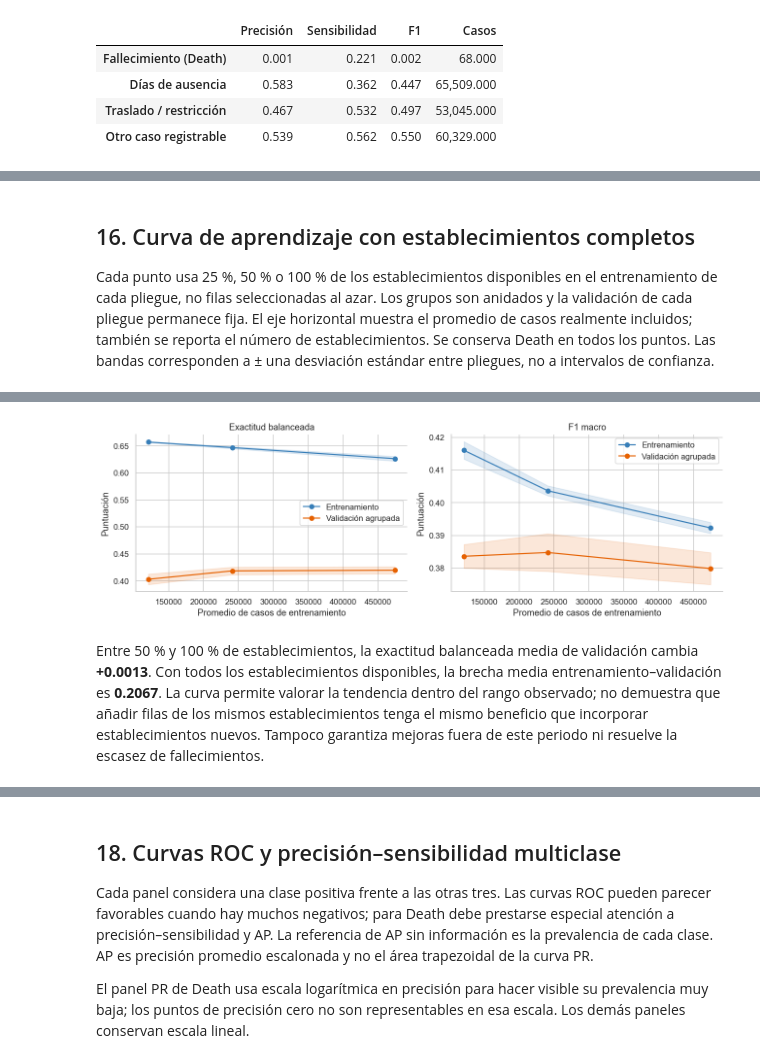
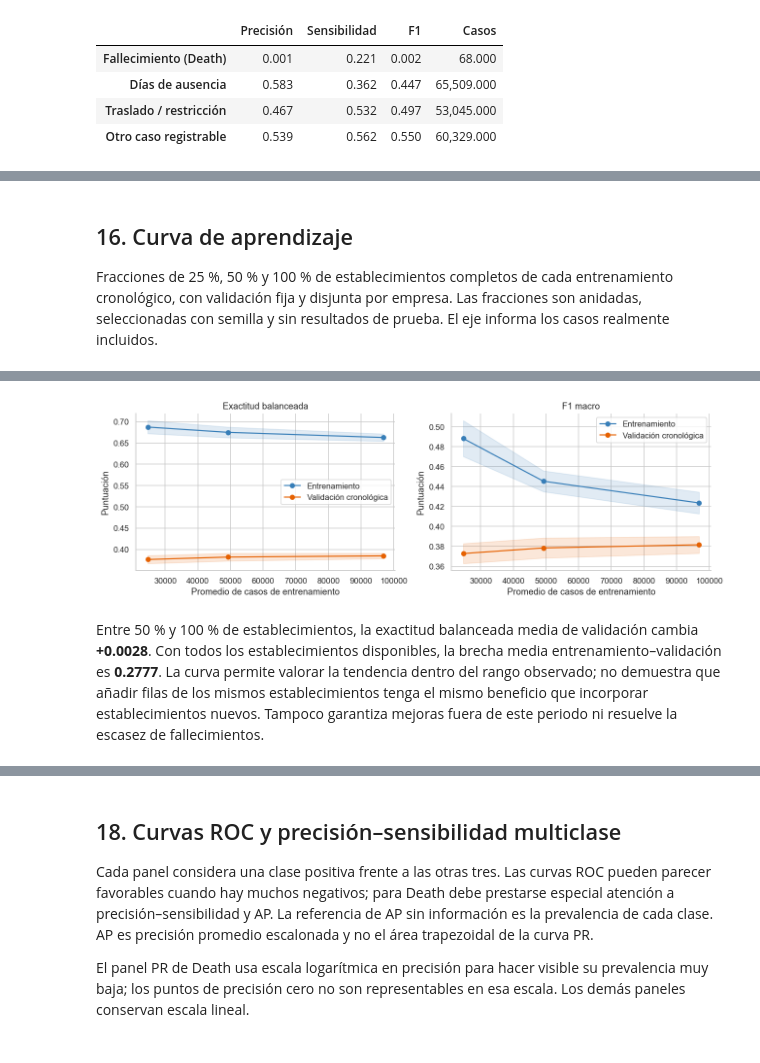
Before and after one commit to sak-buks/osha-ita-2023-case-outcome-classification, a Jupyter notebook: osha_2023_eda_revisado.ipynb, the cells around one changed output, grey strips where cells are left out. Drawn from its saved outputs; the diff is of its cells as text; code cells hidden in the pictures.

```diff
--- a/osha_2023_eda_revisado.ipynb
+++ b/osha_2023_eda_revisado.ipynb
@@ -50,6 +50,7 @@ assert Path(sys.prefix).name.lower() == 'ml_env', 'Seleccione el núcleo existen
 from pathlib import Path
 import os
 
+PROJECT_DIR = Path.cwd()
 env_data_dir = os.getenv("OSHA_DATA_DIR")
 
 candidates = [
@@ -67,8 +68,8 @@ DATA_DIR = next(
 )
 
 DATA_PATH = DATA_DIR / "ITA Case Detail Data 2023 through 12-31-2023OIICS.csv"
-RESULTS_PATH = DATA_DIR.parent/'osha_screening_results.json'
-UTILS_PATH = DATA_DIR.parent/'promotion'/'eda_utils.py'
+RESULTS_PATH = next(p for p in [PROJECT_DIR/'osha_screening_results.json', PROJECT_DIR.parent/'osha_screening_results.json'] if p.exists())
+UTILS_PATH = PROJECT_DIR/'eda_utils.py'
 sys.path.insert(0, str(UTILS_PATH.parent))
 import eda_utils as eda
 raw_signature = (DATA_PATH.stat().st_size, DATA_PATH.stat().st_mtime_ns)
@@ -1139,28 +1306,29 @@ El cálculo detallado está en `osha_deliverable_utils.py`. Las cachés locales
 # %%
 pd.set_option('display.float_format', lambda x: f'{x:,.6f}')
 import joblib
-sys.path.insert(0, str(DATA_DIR.resolve()))
+sys.path.insert(0, str(PROJECT_DIR.resolve()))
 from sklearn.metrics import roc_curve, precision_recall_curve, average_precision_score, roc_auc_score
 from sklearn.calibration import calibration_curve
-from osha_deliverable_utils import run_study, make_pipeline, make_dummy, prepare_features, PARAMS, SEED, FEATURES
+from osha_deliverable_utils import make_pipeline, make_dummy, prepare_features, PARAMS, SEED, FEATURES
+from osha_group_time_study import run_study
 
-CACHE_DIR = DATA_DIR/'osha_deliverable_results'
+CACHE_DIR = PROJECT_DIR/'osha_group_time_results'
 print('Especificación de LogisticRegression:', PARAMS)
 print('Pipeline: preparación determinista → imputación constante → one-hot → LogisticRegression')
 print('DummyClassifier: strategy=prior; no usa predictores.')
-evaluation = run_study(DATA_PATH,RESULTS_PATH,CACHE_DIR)
-assert evaluation['train_rows']==baseline['train_rows'] and evaluation['test_rows']==baseline['test_rows']
-assert evaluation['train_groups']==baseline['train_establishments'] and evaluation['test_groups']==baseline['test_establishments']
-assert evaluation['features']==baseline['features']
-assert evaluation['final_fit']['converged']
+evaluation = run_study(DATA_PATH, CACHE_DIR)
+assert evaluation['train_rows'] == len(train) and evaluation['test_rows'] == holdout_rows
+assert evaluation['train_groups'] == train[GROUP].nunique() and evaluation['test_groups'] == holdout_groups
+assert evaluation['group_overlap'] == 0 and evaluation['final_fit']['converged']
+assert evaluation['train_case_hash'] == __import__('osha_deliverable_utils').digest(train.id)
 print('Convergencia del ajuste final:', 'Sí' if evaluation['final_fit']['converged'] else 'No')
-print('Iteraciones del ajuste final:',evaluation['final_fit']['iterations'])
-print('Advertencias del ajuste final:',evaluation['final_fit']['warnings'] or 'Ninguna')
-print('Casos y establecimientos de entrenamiento:',evaluation['train_rows'],evaluation['train_groups'])
-print('Casos y establecimientos de reserva:',evaluation['test_rows'],evaluation['test_groups'])
-print('Columnas tras one-hot:',evaluation['encoded_features'])
-print('Relación n/p antes de one-hot:',evaluation['train_rows']/len(FEATURES))
-print('Relación n/p después de one-hot:',evaluation['train_rows']/evaluation['encoded_features'])
+print('Iteraciones del ajuste final:', evaluation['final_fit']['iterations'])
+print('Advertencias del ajuste final:', evaluation['final_fit']['warnings'] or 'Ninguna')
+print('Casos/establecimientos de desarrollo:', evaluation['train_rows'], evaluation['train_groups'])
+print('Casos/establecimientos de prueba:', evaluation['test_rows'], evaluation['test_groups'])
+print('Columnas tras one-hot:', evaluation['encoded_features'])
+print('Relación n/p antes de one-hot:', evaluation['train_rows']/len(FEATURES))
+print('Relación n/p después de one-hot:', evaluation['train_rows']/evaluation['encoded_features'])
 # %% [output]
 Especificación de LogisticRegression: {'solver': 'newton-cg', 'max_iter': 1000, 'class_weight': 'balanced', 'random_state': 42}
 Pipeline: preparación determinista → imputación constante → one-hot → LogisticRegression
@@ -1230,7 +1403,7 @@ Convergencia de los ajustes de validación y aprendizaje: Sí
 # %% [markdown]
-## 16. Curva de aprendizaje con establecimientos completos
+## 16. Curva de aprendizaje
 
-Cada punto usa 25 %, 50 % o 100 % de los establecimientos disponibles en el entrenamiento de cada pliegue, no filas seleccionadas al azar. Los grupos son anidados y la validación de cada pliegue permanece fija. El eje horizontal muestra el promedio de casos realmente incluidos; también se reporta el número de establecimientos. Se conserva Death en todos los puntos. Las bandas corresponden a ± una desviación estándar entre pliegues, no a intervalos de confianza.
+Fracciones de 25 %, 50 % y 100 % de establecimientos completos de cada entrenamiento cronológico, con validación fija y disjunta por empresa. Las fracciones son anidadas, seleccionadas con semilla y sin resultados de prueba. El eje informa los casos realmente incluidos.
 # %%
 learning_rows=[]
 for r in evaluation['learning_curve']:
@@ -1247,7 +1420,7 @@ learning_summary=learning_table.groupby('fraction').agg(['mean','std'])
 fig,axes=plt.subplots(1,2,figsize=(12,4))
 for ax,metric,title in zip(axes,['balanced_accuracy','macro_f1'],['Exactitud balanceada','F1 macro']):
     x=learning_summary[('rows','mean')].to_numpy()
-    for part,label,color in [('train','Entrenamiento','#377eb8'),('validation','Validación agrupada','#e66101')]:
+    for part,label,color in [('train','Entrenamiento','#377eb8'),('validation','Validación cronológica','#e66101')]:
         mean=learning_summary[(part+'_'+metric,'mean')].to_numpy()
         std=learning_summary[(part+'_'+metric,'std')].to_numpy()
         ax.plot(x,mean,'o-',label=label,color=color)
@@ -1275,3 +1448,3 @@ display(Markdown(f'Entre 50 % y 100 % de establecimientos, la exactitud balancea
-[figure, old version]
+[figure, new version]
-Entre 50 % y 100 % de establecimientos, la exactitud balanceada media de validación cambia **+0.0013**. Con todos los establecimientos disponibles, la brecha media entrenamiento–validación es **0.2067**. La curva permite valorar la tendencia dentro del rango observado; no demuestra que añadir filas de los mismos establecimientos tenga el mismo beneficio que incorporar establecimientos nuevos. Tampoco garantiza mejoras fuera de este periodo ni resuelve la escasez de fallecimientos.
+Entre 50 % y 100 % de establecimientos, la exactitud balanceada media de validación cambia **+0.0028**. Con todos los establecimientos disponibles, la brecha media entrenamiento–validación es **0.2777**. La curva permite valorar la tendencia dentro del rango observado; no demuestra que añadir filas de los mismos establecimientos tenga el mismo beneficio que incorporar establecimientos nuevos. Tampoco garantiza mejoras fuera de este periodo ni resuelve la escasez de fallecimientos.
 # %% [markdown]
```
Also changed, not shown: parts of 48 cells of this notebook, 7 other files.
